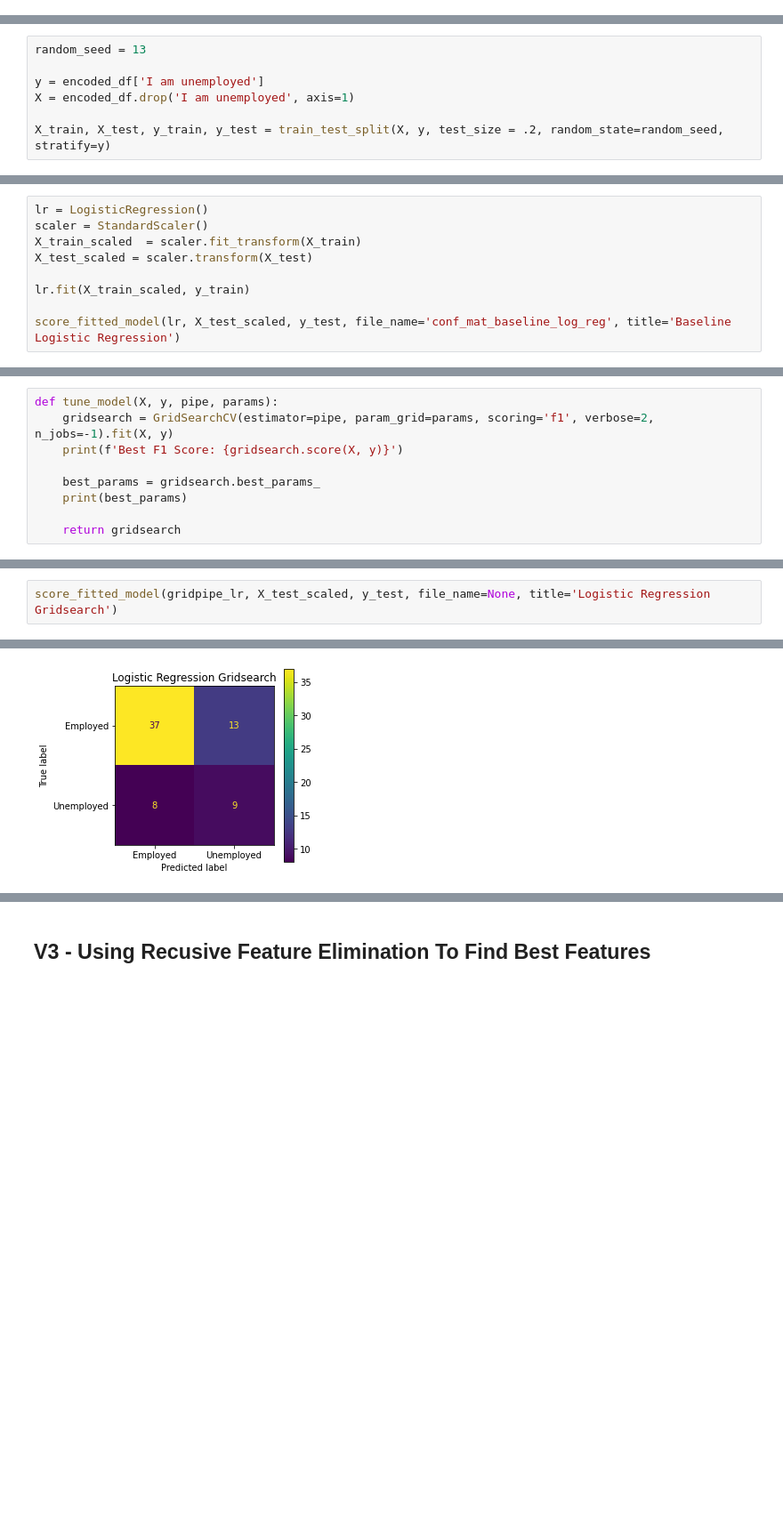
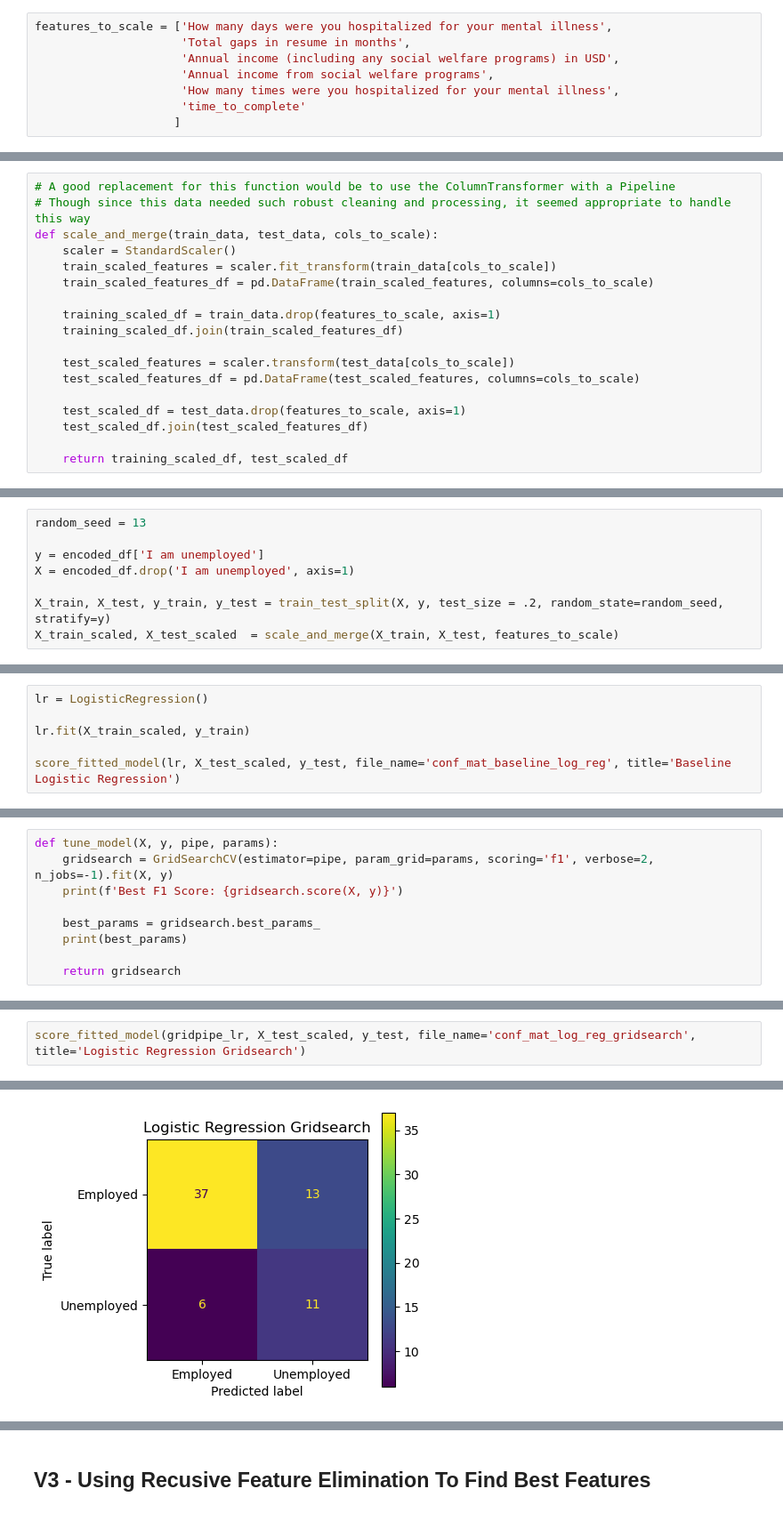
Before and after one commit to camerongridley/UnemploymentMentalHealth, a Jupyter notebook: notebooks/ModelingV3.ipynb, the cells around one changed output, grey strips where cells are left out. Shown: that part at 89% size. Drawn from its saved outputs; the diff is of its cells as text; blank space fills up the shorter version.

```diff
--- a/notebooks/ModelingV3.ipynb
+++ b/notebooks/ModelingV3.ipynb
@@ -41,0 +50,8 @@ encoded_df.head()
+# %%
+features_to_scale = ['How many days were you hospitalized for your mental illness',
+                     'Total gaps in resume in months',
+                     'Annual income (including any social welfare programs) in USD',
+                     'Annual income from social welfare programs',
+                     'How many times were you hospitalized for your mental illness',
+                     'time_to_complete'
+                    ]
@@ -42,3 +60,21 @@ encoded_df.head()
+# %%
+# A good replacement for this function would be to use the ColumnTransformer with a Pipeline
+# Though since this data needed such robust cleaning and processing, it seemed appropriate to handle this way
+def scale_and_merge(train_data, test_data, cols_to_scale):
+    scaler = StandardScaler()
+    train_scaled_features = scaler.fit_transform(train_data[cols_to_scale])
+    train_scaled_features_df = pd.DataFrame(train_scaled_features, columns=cols_to_scale)
+
+    training_scaled_df = train_data.drop(features_to_scale, axis=1)
+    training_scaled_df.join(train_scaled_features_df)
+
+    test_scaled_features = scaler.transform(test_data[cols_to_scale])
+    test_scaled_features_df = pd.DataFrame(test_scaled_features, columns=cols_to_scale)
+
+    test_scaled_df = test_data.drop(features_to_scale, axis=1)
+    test_scaled_df.join(test_scaled_features_df)
+
+    return training_scaled_df, test_scaled_df
 # %% [markdown]
 # Modeling
 # %% [markdown]
@@ -56,3 +92,4 @@ y = encoded_df['I am unemployed']
 X = encoded_df.drop('I am unemployed', axis=1)
 
 X_train, X_test, y_train, y_test = train_test_split(X, y, test_size = .2, random_state=random_seed, stratify=y)
+X_train_scaled, X_test_scaled  = scale_and_merge(X_train, X_test, features_to_scale)
@@ -81,9 +130,6 @@ def score_fitted_model(model, X_test, y_test, file_name=None, title=None):
 ### Logistic Regression Model
 # %%
 lr = LogisticRegression()
-scaler = StandardScaler()
-X_train_scaled  = scaler.fit_transform(X_train)
-X_test_scaled = scaler.transform(X_test)
 
 lr.fit(X_train_scaled, y_train)
 
@@ -185,3 +244,3 @@ Best F1 Score: 0.7530864197530863
 # %%
-score_fitted_model(gridpipe_lr, X_test_scaled, y_test, file_name=None, title='Logistic Regression Gridsearch')
+score_fitted_model(gridpipe_lr, X_test_scaled, y_test, file_name='conf_mat_log_reg_gridsearch', title='Logistic Regression Gridsearch')
 # %% [output]
@@ -192,4 +251,4 @@ F1: 0.46
-[figure, old version]
+[figure, new version]
 # %%
 pipe_rf = Pipeline(steps=[
     ## RandomForests/Decision Trees don't benefit from scaling('scaler', StandardScaler()),
```
Also changed, not shown: parts of 38 cells of this notebook, 28 other files.
